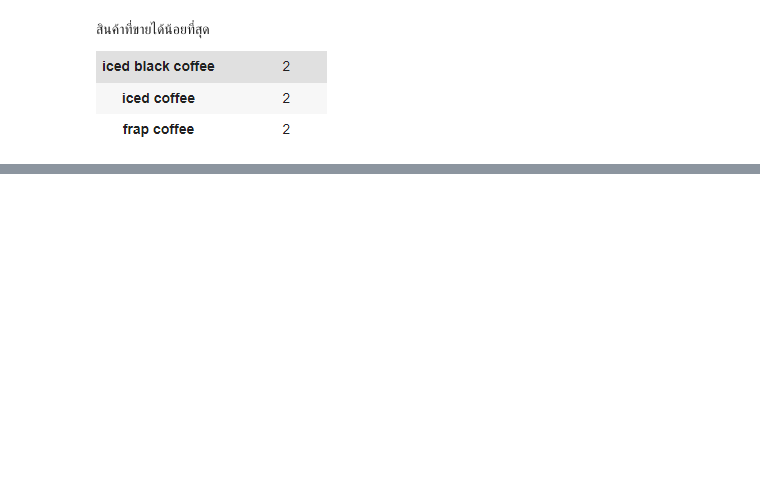
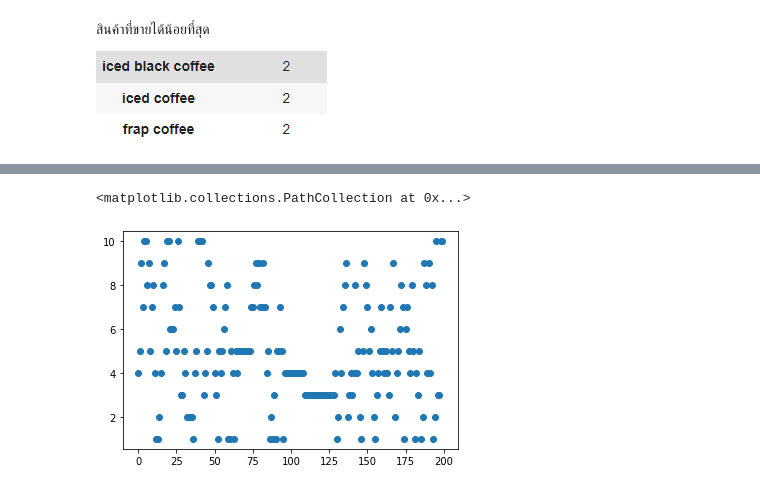
Before and after one commit to kittikhun62/DQ, a Jupyter notebook: ProjectCafe.ipynb, the cells around one changed output, grey strips where cells are left out. Drawn from its saved outputs; the diff is of its cells as text; code cells hidden in the pictures; blank space fills up the shorter version.

```diff
--- a/ProjectCafe.ipynb
+++ b/ProjectCafe.ipynb
@@ -239,0 +241,3 @@ Exam_0
+# %%
+data_CUS = Customer[['Cus_Poin']]
+data_CUS
@@ -239,0 +294,5 @@ Exam_0
+# %%
+plt.scatter(range(len(data_CUS.iloc[:,])),data_CUS.iloc[:,])
+# %% [output]
+<matplotlib.collections.PathCollection at 0x...>
+[figure, added]
```
Also changed, not shown: parts of 10 cells of this notebook.
